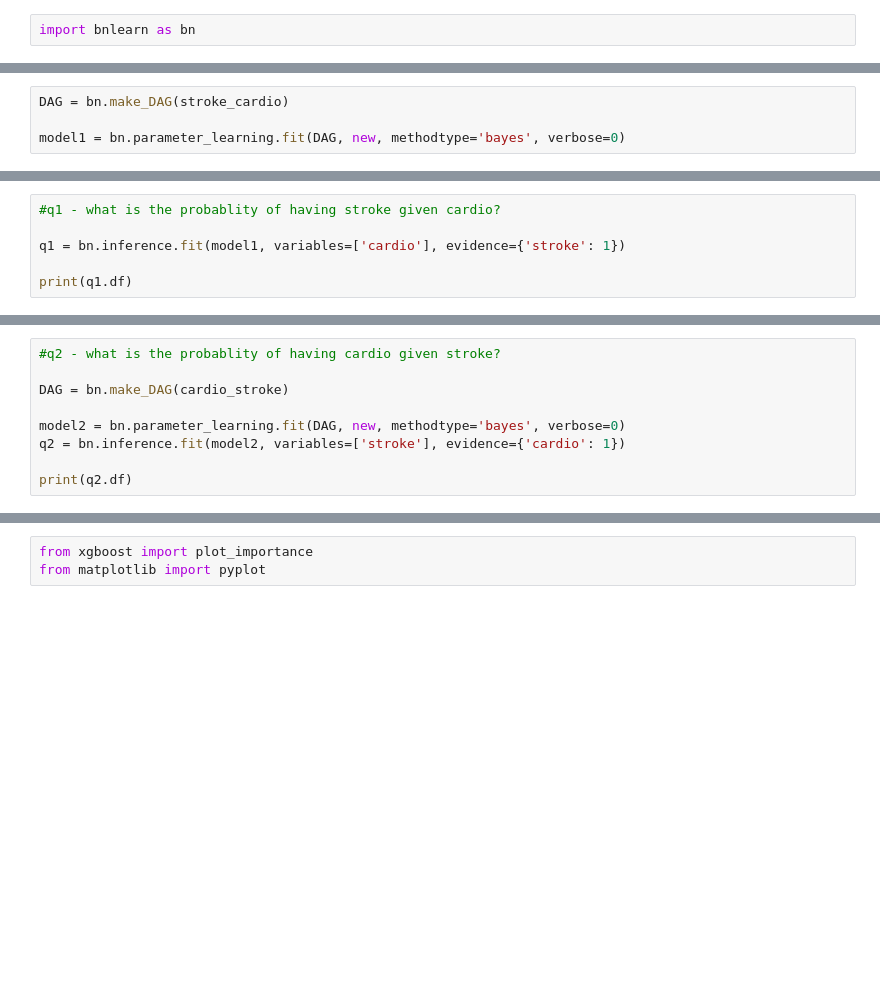
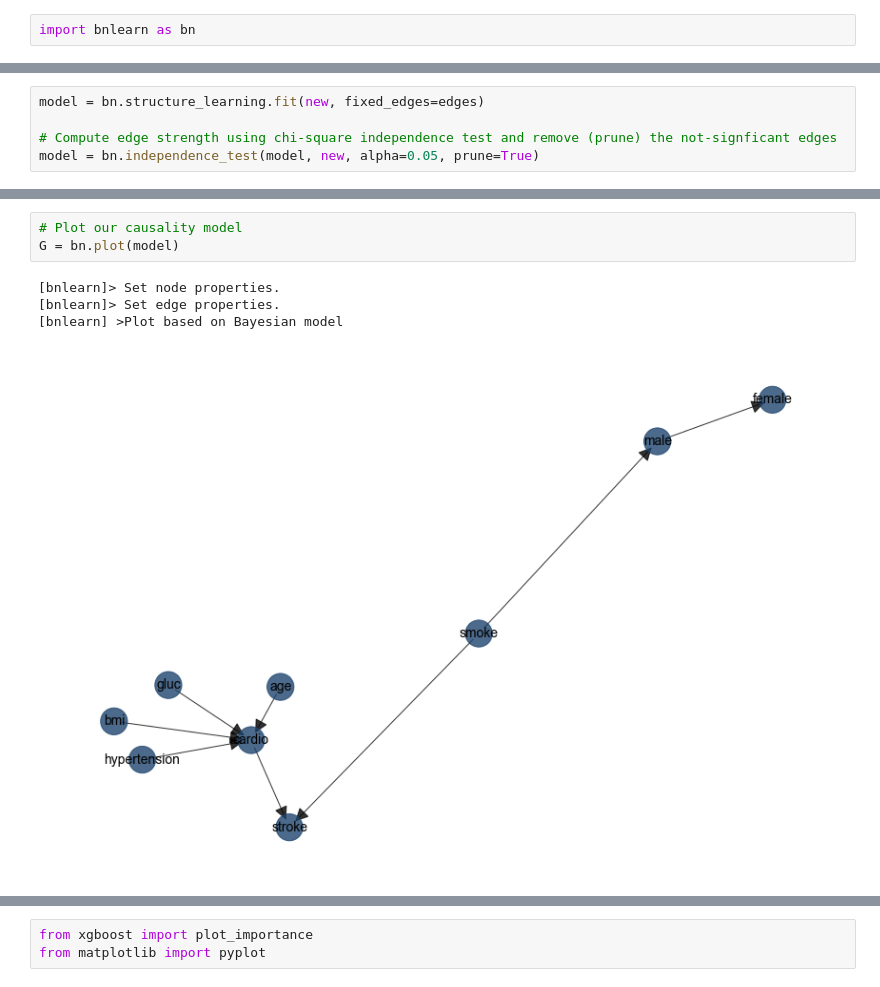
Before and after one commit to lldzlldz/Data-science-project, a Jupyter notebook: stroke_EDA.ipynb, the cells around one changed output, grey strips where cells are left out. Saved outputs shown, nothing was run; the diff lists cells and outputs as text; blank space fills up the shorter version.

```diff
--- a/stroke_EDA.ipynb
+++ b/stroke_EDA.ipynb
@@ -561,4 +545,0 @@ stroke_cardio.append(('stroke', 'cardio'))
-# %%
-DAG = bn.make_DAG(stroke_cardio)
-
-model1 = bn.parameter_learning.fit(DAG, new, methodtype='bayes', verbose=0)
@@ -567,6 +545,0 @@ model1 = bn.parameter_learning.fit(DAG, new, methodtype='bayes', verbose=0)
-# %%
-#q1 - what is the probablity of having stroke given cardio?
-
-q1 = bn.inference.fit(model1, variables=['cardio'], evidence={'stroke': 1})
-
-print(q1.df)
@@ -585,9 +545,0 @@ print(q1.df)
-# %%
-#q2 - what is the probablity of having cardio given stroke?
-
-DAG = bn.make_DAG(cardio_stroke)
-
-model2 = bn.parameter_learning.fit(DAG, new, methodtype='bayes', verbose=0)
-q2 = bn.inference.fit(model2, variables=['stroke'], evidence={'cardio': 1})
-
-print(q2.df)
@@ -606,0 +546,5 @@ print(q2.df)
+# %%
+model = bn.structure_learning.fit(new, fixed_edges=edges)
+
+# Compute edge strength using chi-square independence test and remove (prune) the not-signficant edges
+model = bn.independence_test(model, new, alpha=0.05, prune=True)
@@ -606,0 +558,8 @@ print(q2.df)
+# %%
+# Plot our causality model
+G = bn.plot(model)
+# %% [output]
+[bnlearn]> Set node properties.
+[bnlearn]> Set edge properties.
+[bnlearn] >Plot based on Bayesian model
+[figure, added]
```
Also changed, not shown: parts of 32 cells of this notebook.
